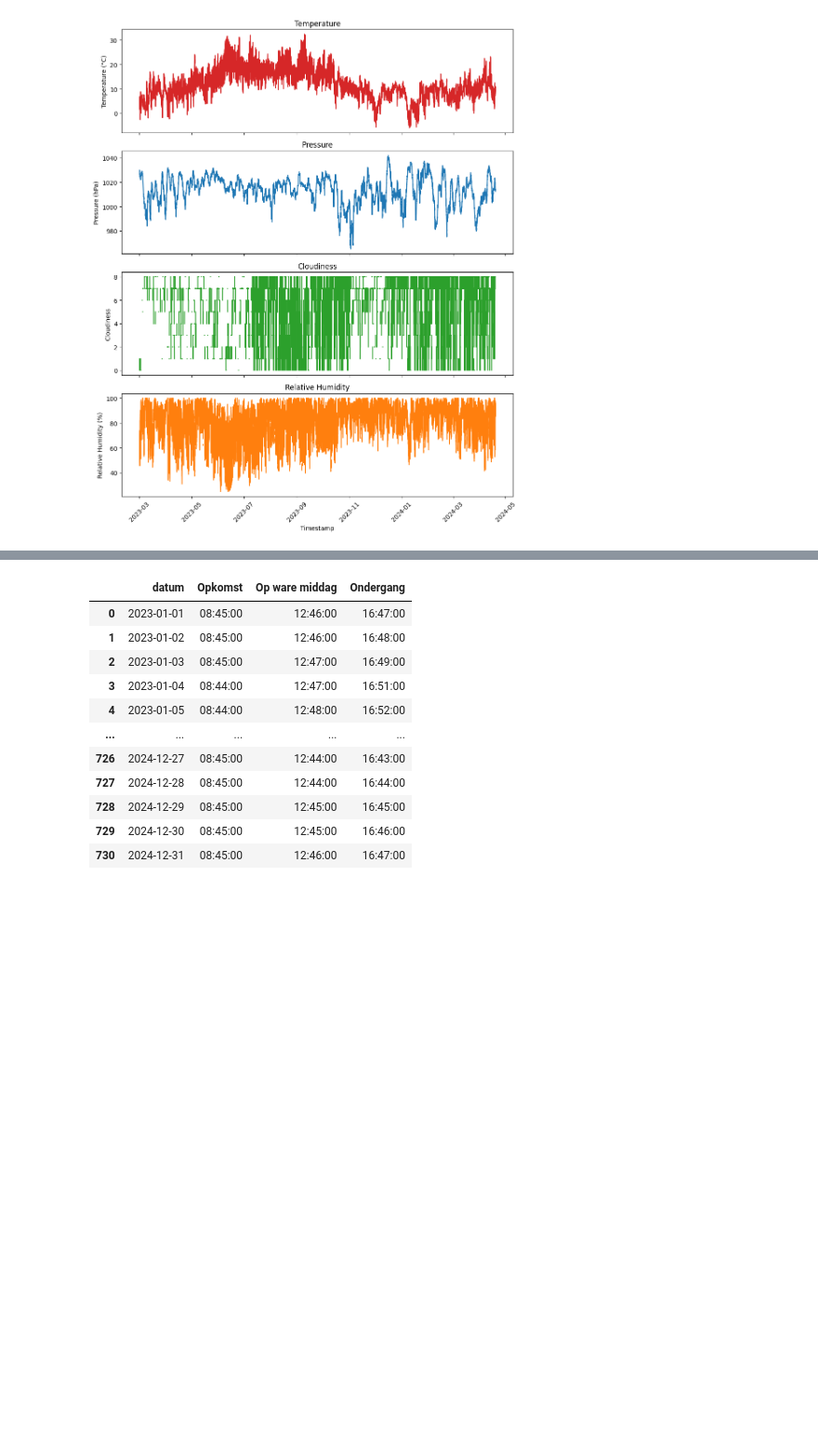
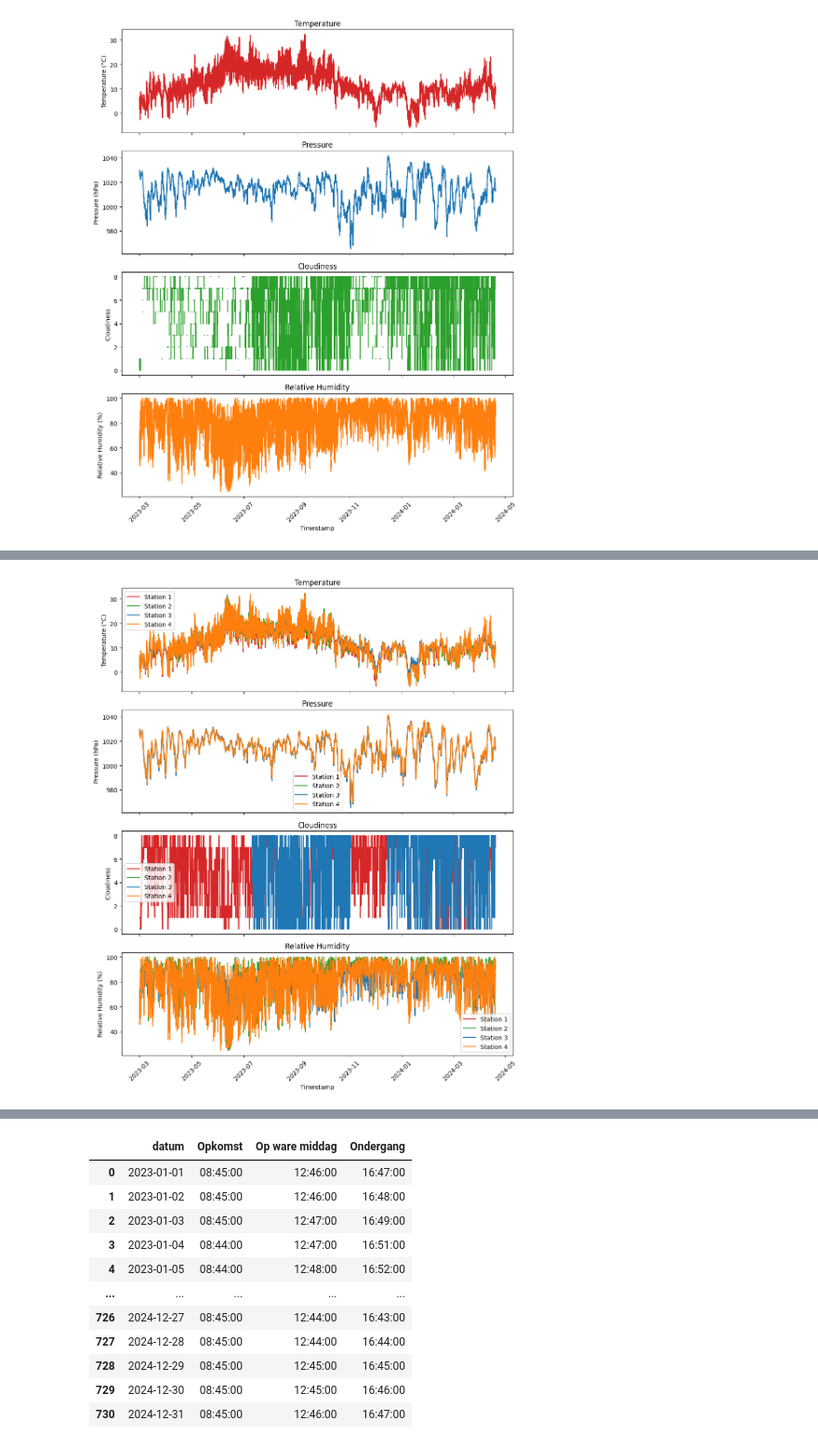
Before and after one commit to Robin-12/Project-Solar, a Jupyter notebook: Project_Solar.ipynb, the cells around one changed output, grey strips where cells are left out. Shown at 93% size. Saved outputs shown, nothing was run; the diff lists cells and outputs as text; code cells hidden in the pictures; blank space fills up the shorter version.

```diff
--- a/Project_Solar.ipynb
+++ b/Project_Solar.ipynb
@@ -241,5 +280,3 @@ In de documentatie staat volgende informatie voor deze metingen:
 We zien hier dat cloudiness een classificatie is met 8 mogelijkheden. Het zijn wel waarden die op elkaar volgen dus het is morgelijk om een OrdinalEncoder te gebruiken.
 
 ![image.png](attachment:image.png)
-# %%
-weather['timestamp'] = pd.to_datetime(weather['timestamp'])
@@ -320,0 +369,5 @@ Er zijn enkele logische trends zichtbaar in de data:
+# %%
+weather_station_1 = weather[weather['code'] == 6407]
+weather_station_2 = weather[weather['code'] == 6414]
+weather_station_3 = weather[weather['code'] == 6418]
+weather_station_4 = weather[weather['code'] == 6434]
@@ -320,0 +421,54 @@ Er zijn enkele logische trends zichtbaar in de data:
+# %%
+fig, axs = plt.subplots(4, 1, figsize=(10, 12), sharex=True)
+
+station_labels = ['Station 1', 'Station 2', 'Station 3', 'Station 4']
+
+# Plot each column on its respective subplot
+axs[0].plot(weather_station_1['timestamp'], weather_station_1['temp'], color='tab:red', label=station_labels[0])
+axs[0].plot(weather_station_2['timestamp'], weather_station_2['temp'], color='tab:green', label=station_labels[1])
+axs[0].plot(weather_station_3['timestamp'], weather_station_3['temp'], color='tab:blue', label=station_labels[2])
+axs[0].plot(weather_station_4['timestamp'], weather_station_4['temp'], color='tab:orange', label=station_labels[3])
+axs[0].set_ylabel('Temperature (°C)')
+axs[0].set_title('Temperature')
+axs[0].legend()
+
+axs[1].plot(weather_station_1['timestamp'], weather_station_1['pressure'], color='tab:red', label=station_labels[0])
+axs[1].plot(weather_station_2['timestamp'], weather_station_2['pressure'], color='tab:green', label=station_labels[1])
+axs[1].plot(weather_station_3['timestamp'], weather_station_3['pressure'], color='tab:blue', label=station_labels[2])
+axs[1].plot(weather_station_4['timestamp'], weather_station_4['pressure'], color='tab:orange', label=station_labels[3])
+axs[1].set_ylabel('Pressure (hPa)')
+axs[1].set_title('Pressure')
+axs[1].legend()
+
+
+axs[2].plot(weather_station_1['timestamp'], weather_station_1['cloudiness'], color='tab:red', label=station_labels[0])
+axs[2].plot(weather_station_2['timestamp'], weather_station_2['cloudiness'], color='tab:green', label=station_labels[1])
+axs[2].plot(weather_station_3['timestamp'], weather_station_3['cloudiness'], color='tab:blue', label=station_labels[2])
+axs[2].plot(weather_station_4['timestamp'], weather_station_4['cloudiness'], color='tab:orange', label=station_labels[3])
+axs[2].set_ylabel('Cloudiness')
+axs[2].set_title('Cloudiness')
+axs[2].legend()
+
+
+axs[3].plot(weather_station_1['timestamp'], weather_station_1['humidity_relative'], color='tab:red', label=station_labels[0])
+axs[3].plot(weather_station_2['timestamp'], weather_station_2['humidity_relative'], color='tab:green', label=station_labels[1])
+axs[3].plot(weather_station_3['timestamp'], weather_station_3['humidity_relative'], color='tab:blue', label=station_labels[2])
+axs[3].plot(weather_station_4['timestamp'], weather_station_4['humidity_relative'], color='tab:orange', label=station_labels[3])
+axs[3].set_ylabel('Relative Humidity (%)')
+axs[3].set_title('Relative Humidity')
+axs[3].legend()
+
+
+# Set common labels
+plt.xlabel('Timestamp')
+
+# Rotate x-axis labels for better readability
+plt.xticks(rotation=45)
+
+# Adjust layout to prevent overlap
+plt.tight_layout()
+
+# Show the plots
+plt.show()
+# %% [output]
+[figure, added]
```
Also changed, not shown: parts of 32 cells of this notebook.
